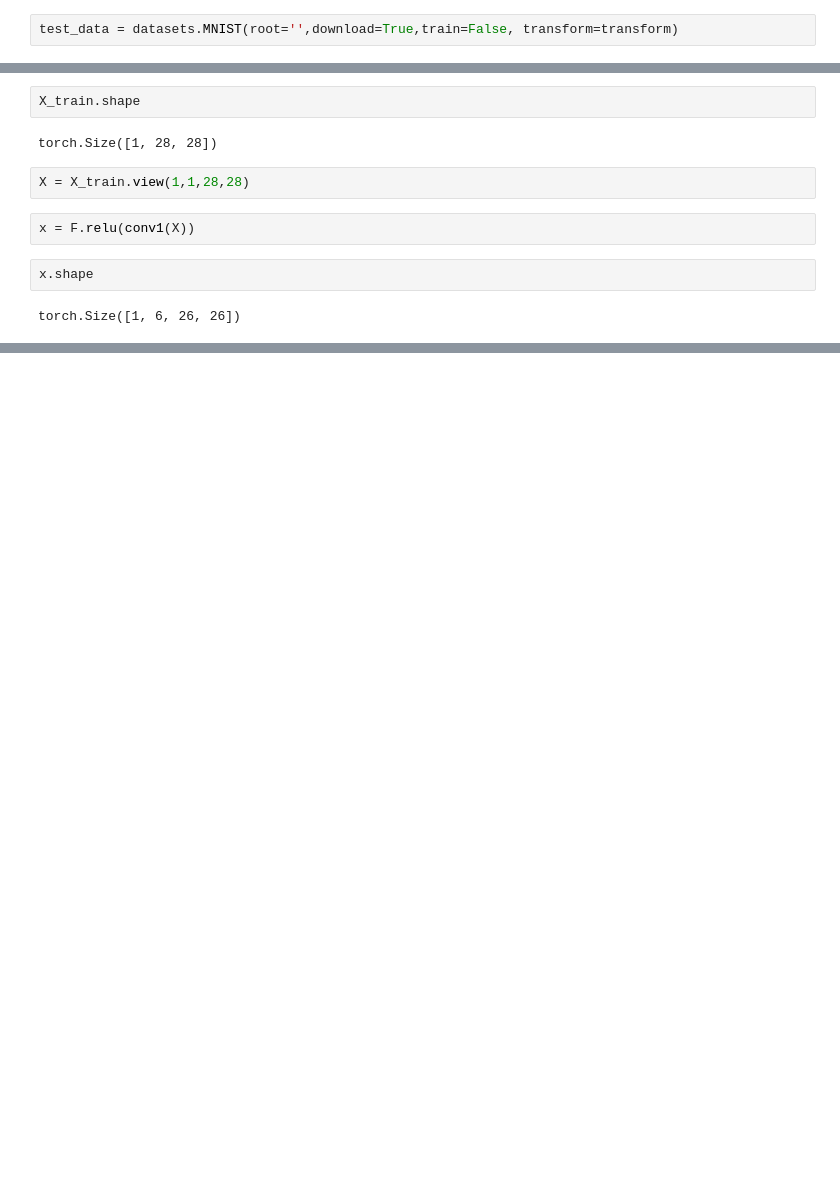
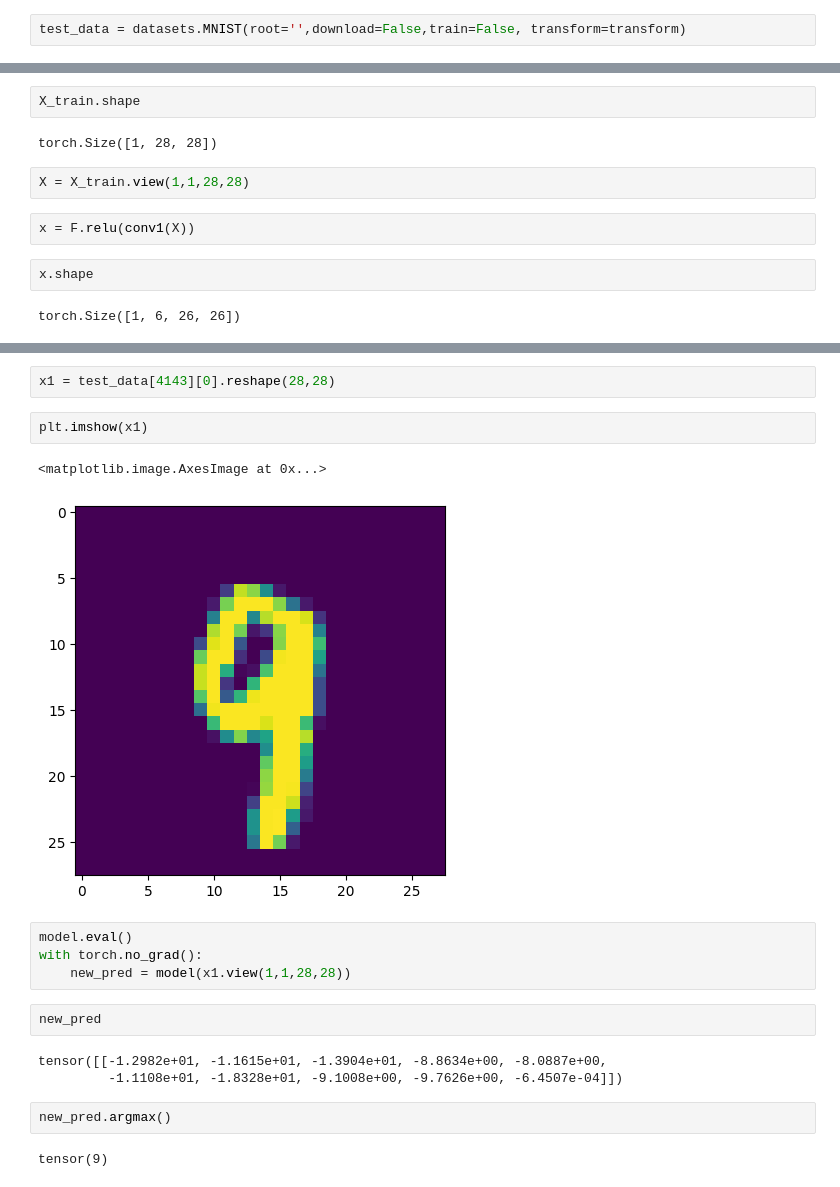
Before and after one commit to shashankyadav03/FinSightAI, a Jupyter notebook: notebooks/Data_Preprocessing.ipynb, the cells around one changed output, grey strips where cells are left out. Drawn from its saved outputs; the diff is of its cells as text; blank space fills up the shorter version.

```diff
--- a/notebooks/Data_Preprocessing.ipynb
+++ b/notebooks/Data_Preprocessing.ipynb
@@ -52,5 +20,5 @@ Extracting MNIST/raw/t10k-labels-idx1-ubyte.gz to MNIST/raw
 # %%
-test_data = datasets.MNIST(root='',download=True,train=False, transform=transform)
+test_data = datasets.MNIST(root='',download=False,train=False, transform=transform)
 # %%
 train_data
 # %% [output]
@@ -92,0 +242,20 @@ torch.Size([1, 6, 26, 26])
+# %%
+x1 = test_data[4143][0].reshape(28,28)
+# %%
+plt.imshow(x1)
+# %% [output]
+<matplotlib.image.AxesImage at 0x...>
+[figure, added]
+# %%
+model.eval()
+with torch.no_grad():
+    new_pred = model(x1.view(1,1,28,28))
+# %%
+new_pred
+# %% [output]
+tensor([[-1.2982e+01, -1.1615e+01, -1.3904e+01, -8.8634e+00, -8.0887e+00,
+         -1.1108e+01, -1.8328e+01, -9.1008e+00, -9.7626e+00, -6.4507e-04]])
+# %%
+new_pred.argmax()
+# %% [output]
+tensor(9)
```
Also changed, not shown: parts of 18 cells of this notebook.
